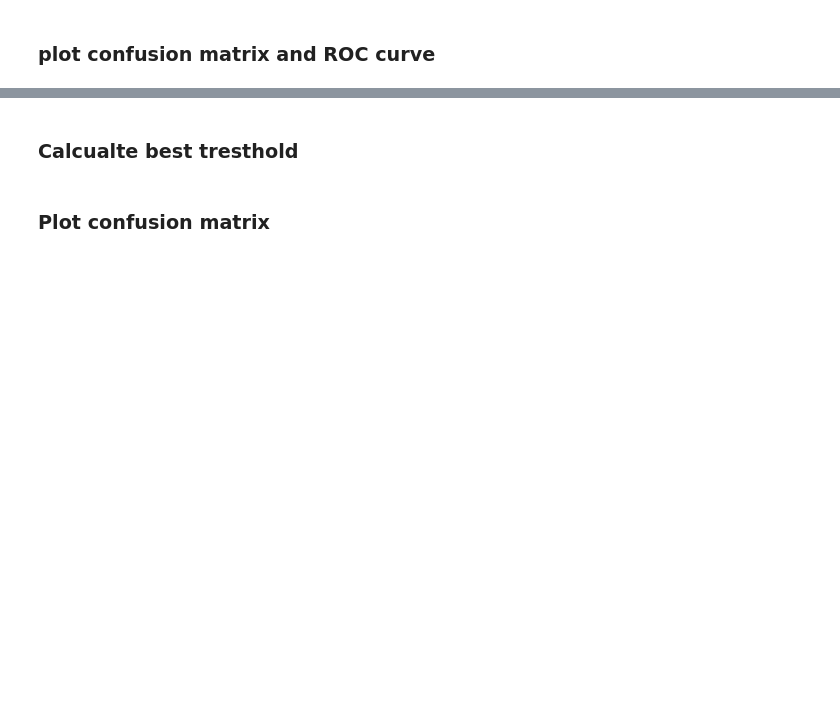
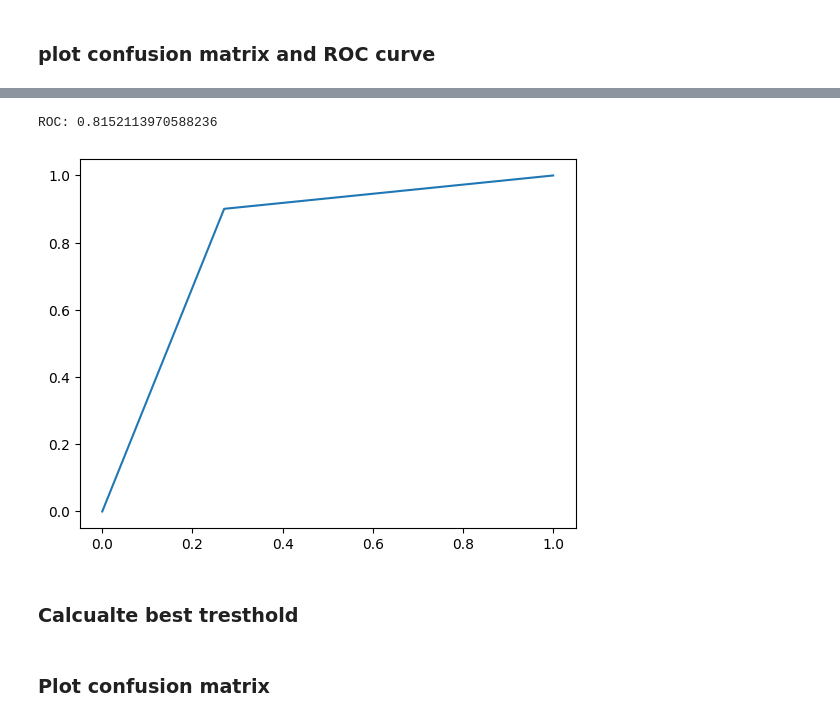
Before and after one commit to simulate111/Computer-Vision-and-Sensor-Fusion, a Jupyter notebook: Assignment_1_template.ipynb, the cells around one changed output, grey strips where cells are left out. Cells and saved outputs as stored; diff of their text form; code cells hidden in the pictures; blank space fills up the shorter version.

```diff
--- a/Assignment_1_template.ipynb
+++ b/Assignment_1_template.ipynb
@@ -174,5 +82,5 @@ test_images = test_images / 255.0
 # %%
-X_train, X_test, y_train, y_test = train_test_split(train_images, train_labels, test_size=0.3)
+X_train, X_test, y_train, y_test = train_test_split(train_dataset, train_labels, test_size=0.3)
 # %%
 print(f"Training data shape: {X_train.shape}")
 print(f"Test data shape: {X_test.shape}")
@@ -243,6 +189,9 @@ ConfusionMatrixDisplay(confusion_matrix=confusion_matrix(test_labels, predicted_
 # %%
-fpr, tpr, _ = roc_curve(test_labels, predicted_classes)
+fpr, tpr, thresholds = roc_curve(test_labels, predicted_classes)
 plt.plot(fpr, tpr)
 print('ROC:', auc(fpr, tpr))
+# %% [output]
+ROC: 0.8152113970588236
+[figure, added]
 # %% [markdown]
 ### Calcualte best tresthold
```
Also changed, not shown: parts of 23 cells of this notebook.
